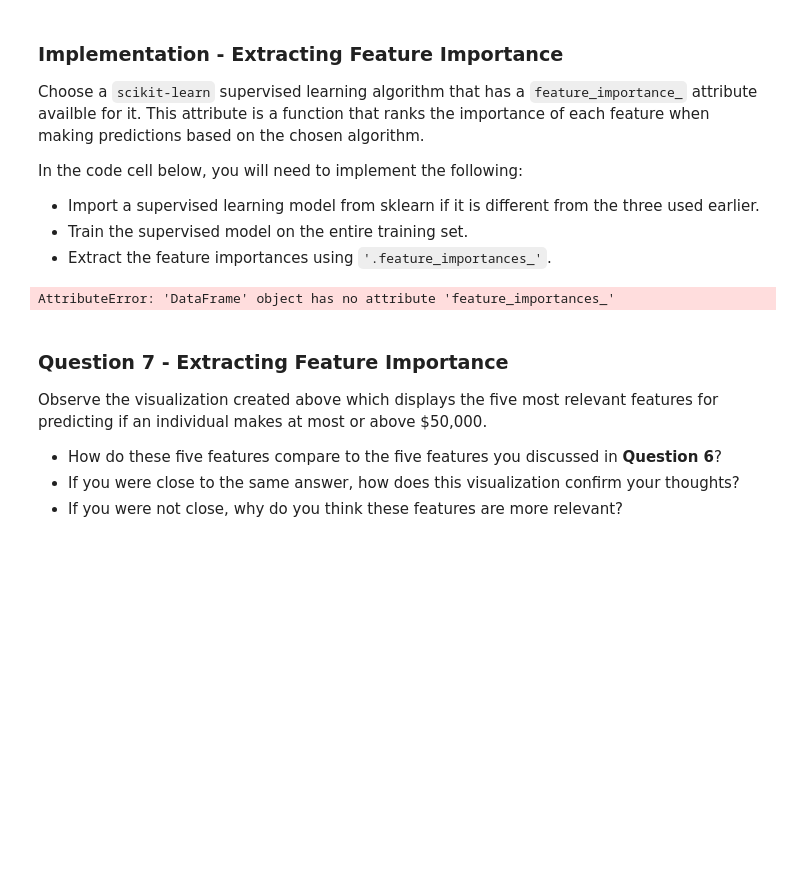
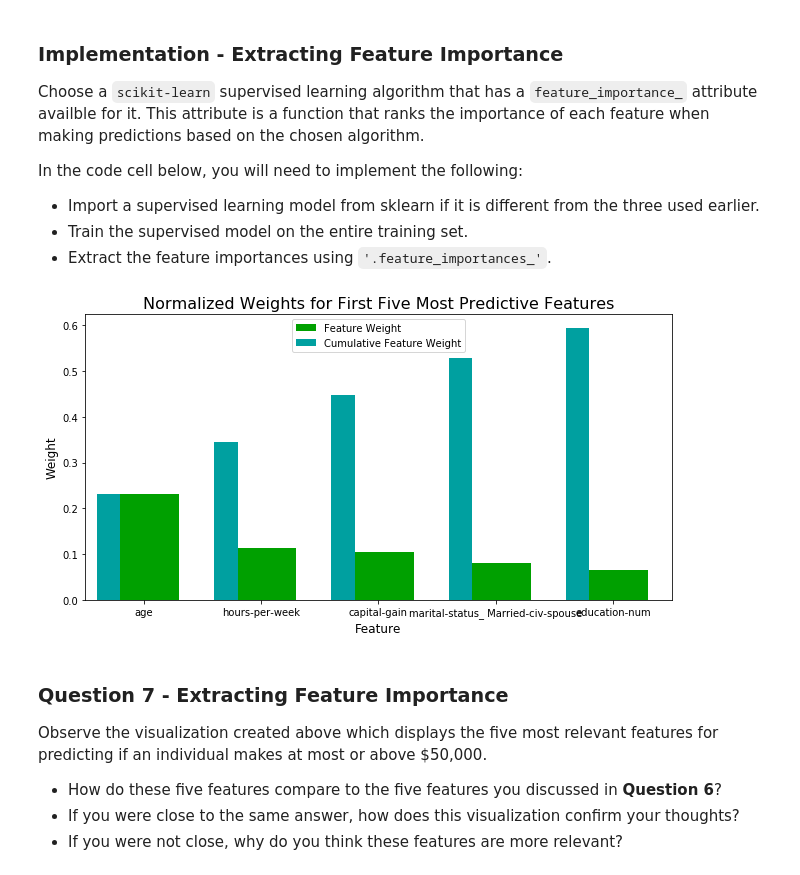
Before and after one commit to Mverso/Finding-Donors-for-CharityML, a Jupyter notebook: finding_donors.ipynb, the cells around one changed output. Drawn from its saved outputs; the diff is of its cells as text; code cells hidden in the pictures; blank space fills up the shorter version.

```diff
--- a/finding_donors.ipynb
+++ b/finding_donors.ipynb
@@ -864,17 +864,17 @@ In the code cell below, you will need to implement the following:
 # %%
 # TODO: Import a supervised learning model that has 'feature_importances_'
 
 
 # TODO: Train the supervised model on the training set using .fit(X_train, y_train)
 model = clf_A.fit(X_train, y_train)
 
 # TODO: Extract the feature importances using .feature_importances_
-importances = data.feature_importances_.argsort()
+importances = model.feature_importances_
 
 # Plot
 vs.feature_plot(importances, X_train, y_train)
 # %% [output]
-AttributeError: 'DataFrame' object has no attribute 'feature_importances_'
+[figure, added]
 # %% [markdown]
 ### Question 7 - Extracting Feature Importance
 
```
Also changed, not shown: parts of 6 cells of this notebook.
